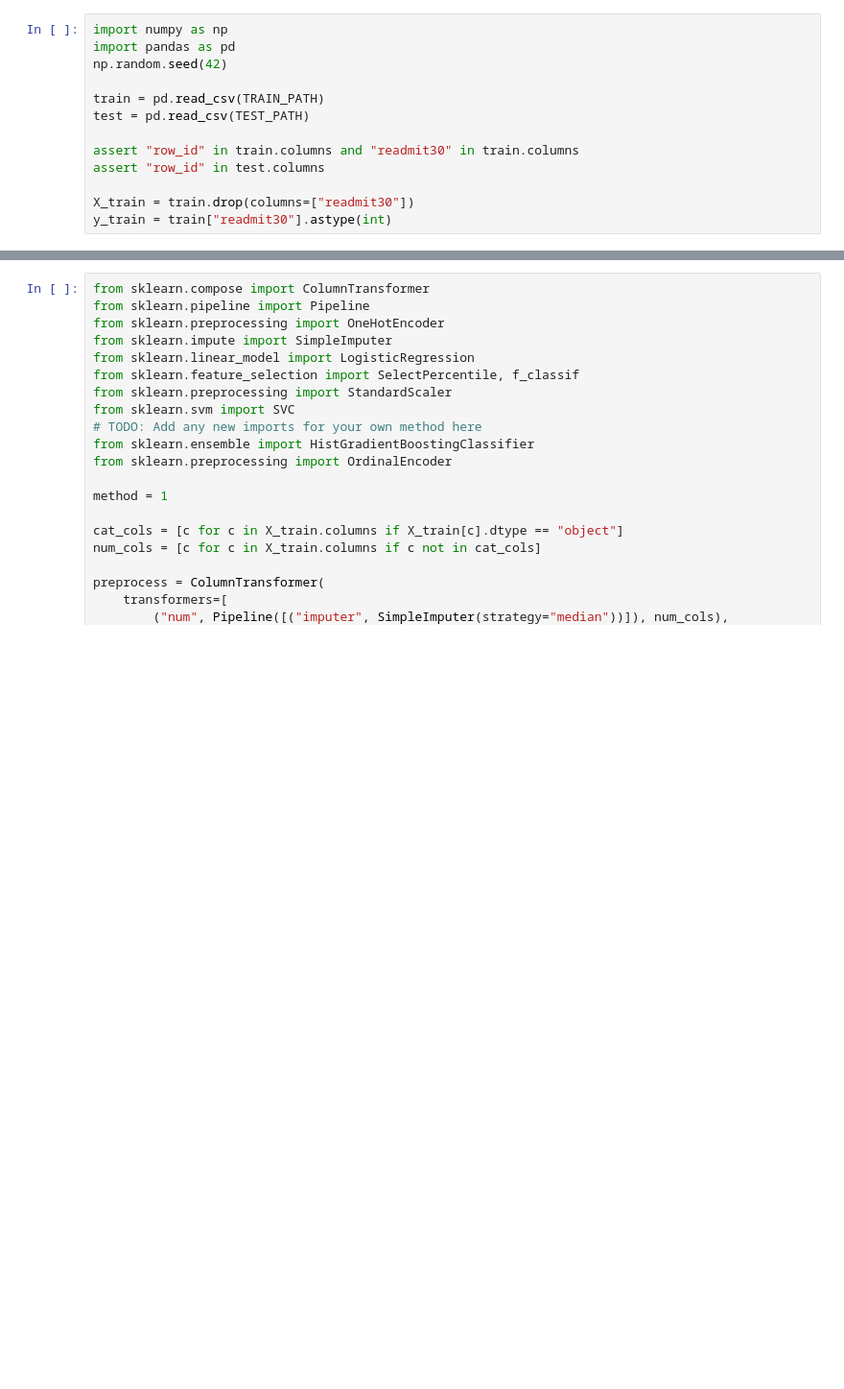
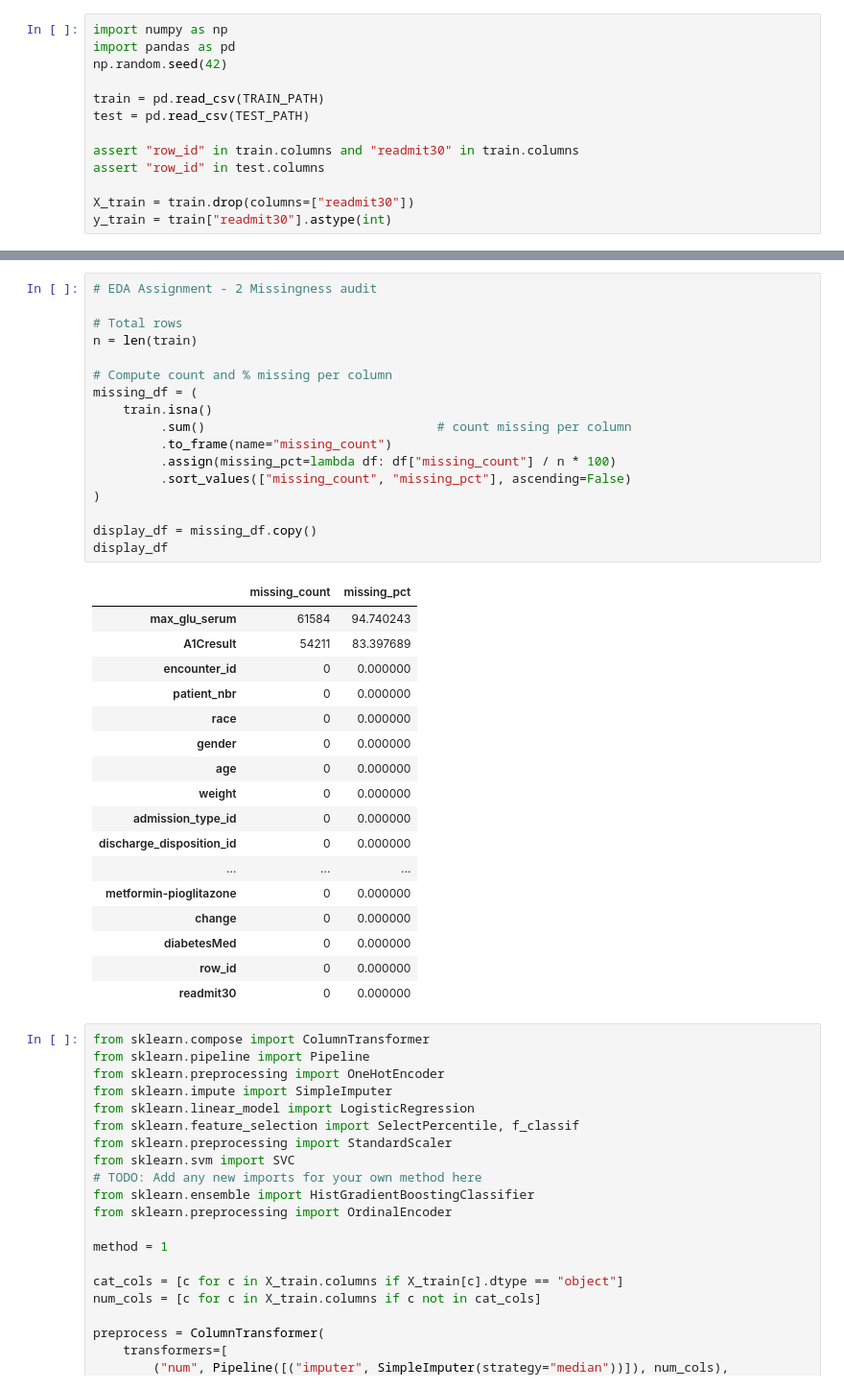
Before and after one commit to TLKline/AIHC-5010-Winter-2026, a Jupyter notebook: Project-1/readmit30/notebooks/Assignment1_Colab_Workflow.ipynb, the cells around one changed output, grey strips where cells are left out. Shown at 96% size. Saved outputs shown, nothing was run; the diff lists cells and outputs as text; blank space fills up the shorter version.

```diff
--- a/Project-1/readmit30/notebooks/Assignment1_Colab_Workflow.ipynb
+++ b/Project-1/readmit30/notebooks/Assignment1_Colab_Workflow.ipynb
@@ -127,3 +164,38 @@ y_train = train["readmit30"].astype(int)
+# %%
+# EDA Assignment - 2 Missingness audit
+
+# Total rows
+n = len(train)
+
+# Compute count and % missing per column
+missing_df = (
+    train.isna()
+         .sum()                               # count missing per column
+         .to_frame(name="missing_count")
+         .assign(missing_pct=lambda df: df["missing_count"] / n * 100)
+         .sort_values(["missing_count", "missing_pct"], ascending=False)
+)
+
+display_df = missing_df.copy()
+display_df
+# %% [output]
+|  | missing_count | missing_pct |
+| max_glu_serum | 61584 | 94.740243 |
+| A1Cresult | 54211 | 83.397689 |
+| encounter_id | 0 | 0.000000 |
+| patient_nbr | 0 | 0.000000 |
+| race | 0 | 0.000000 |
+| gender | 0 | 0.000000 |
+| age | 0 | 0.000000 |
+| weight | 0 | 0.000000 |
+| admission_type_id | 0 | 0.000000 |
+| discharge_disposition_id | 0 | 0.000000 |
+| ... | ... | ... |
+| metformin-pioglitazone | 0 | 0.000000 |
+| change | 0 | 0.000000 |
+| diabetesMed | 0 | 0.000000 |
+| row_id | 0 | 0.000000 |
+| readmit30 | 0 | 0.000000 |
 # %%
 from sklearn.compose import ColumnTransformer
 from sklearn.pipeline import Pipeline
```
Also changed, not shown: parts of 3 cells of this notebook.
